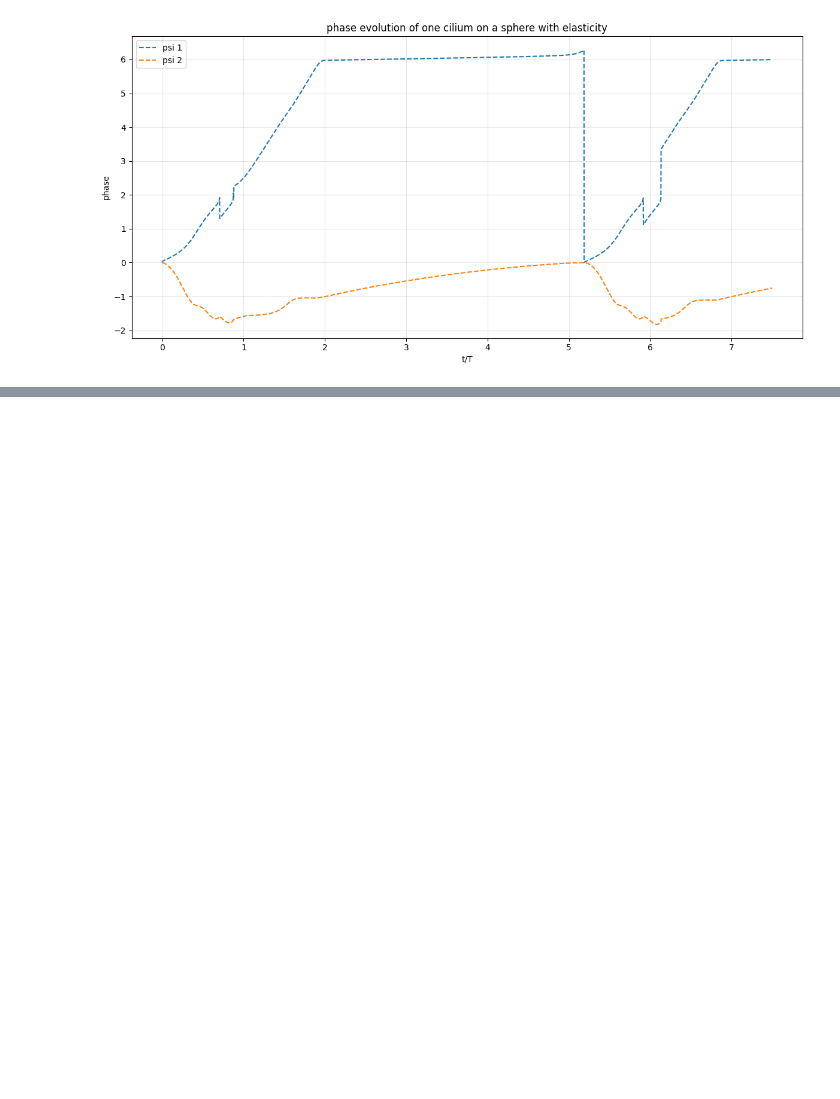
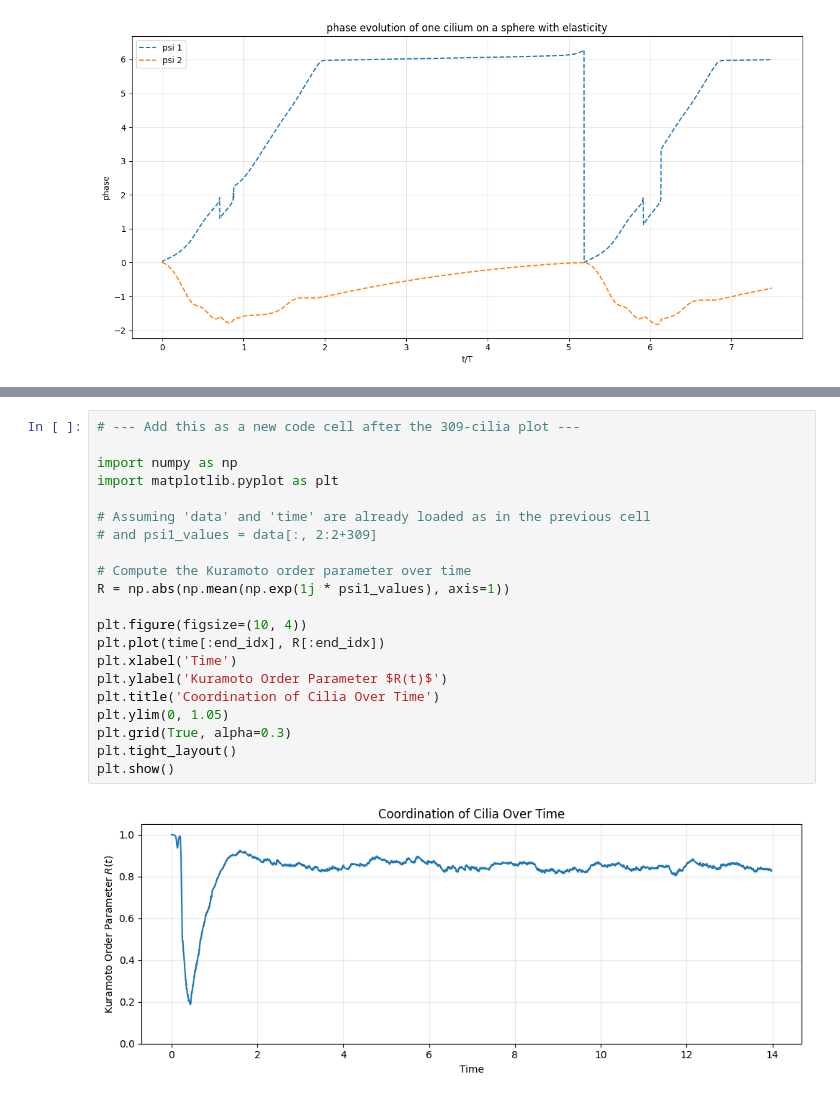
Before and after one commit to Biofluid-Dynamics-Group/cuda-filaments, a Jupyter notebook: analysis/emergent.ipynb, the cells around one changed output, grey strips where cells are left out. Drawn from its saved outputs; the diff is of its cells as text; blank space fills up the shorter version.

```diff
--- a/analysis/emergent.ipynb
+++ b/analysis/emergent.ipynb
@@ -230,0 +259,23 @@ plt.show()
+# %%
+# --- Add this as a new code cell after the 309-cilia plot ---
+
+import numpy as np
+import matplotlib.pyplot as plt
+
+# Assuming 'data' and 'time' are already loaded as in the previous cell
+# and psi1_values = data[:, 2:2+309]
+
+# Compute the Kuramoto order parameter over time
+R = np.abs(np.mean(np.exp(1j * psi1_values), axis=1))
+
+plt.figure(figsize=(10, 4))
+plt.plot(time[:end_idx], R[:end_idx])
+plt.xlabel('Time')
+plt.ylabel('Kuramoto Order Parameter $R(t)$')
+plt.title('Coordination of Cilia Over Time')
+plt.ylim(0, 1.05)
+plt.grid(True, alpha=0.3)
+plt.tight_layout()
+plt.show()
+# %% [output]
+[figure, added]
```
Also changed, not shown: parts of 4 cells of this notebook, 2 other files.
